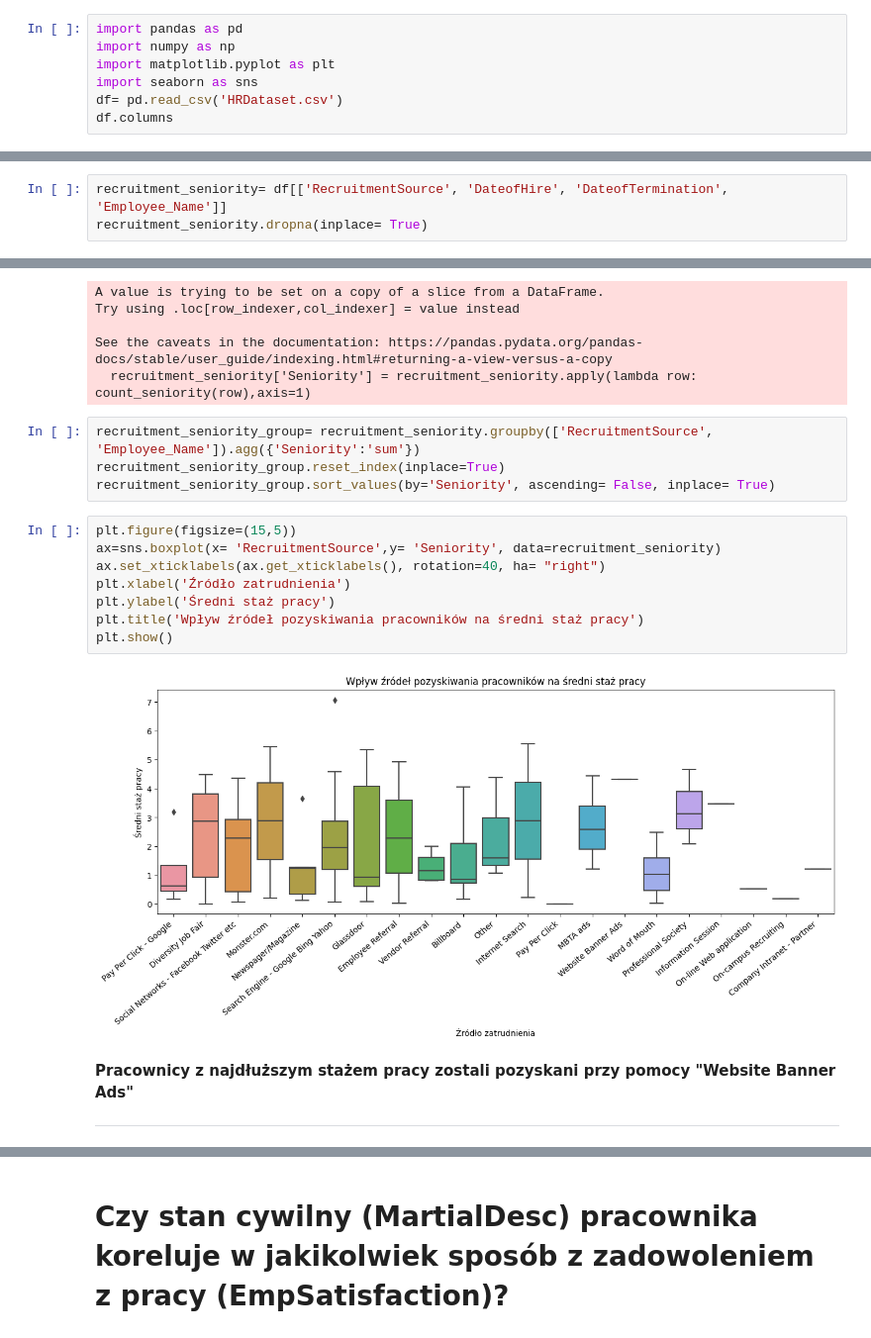
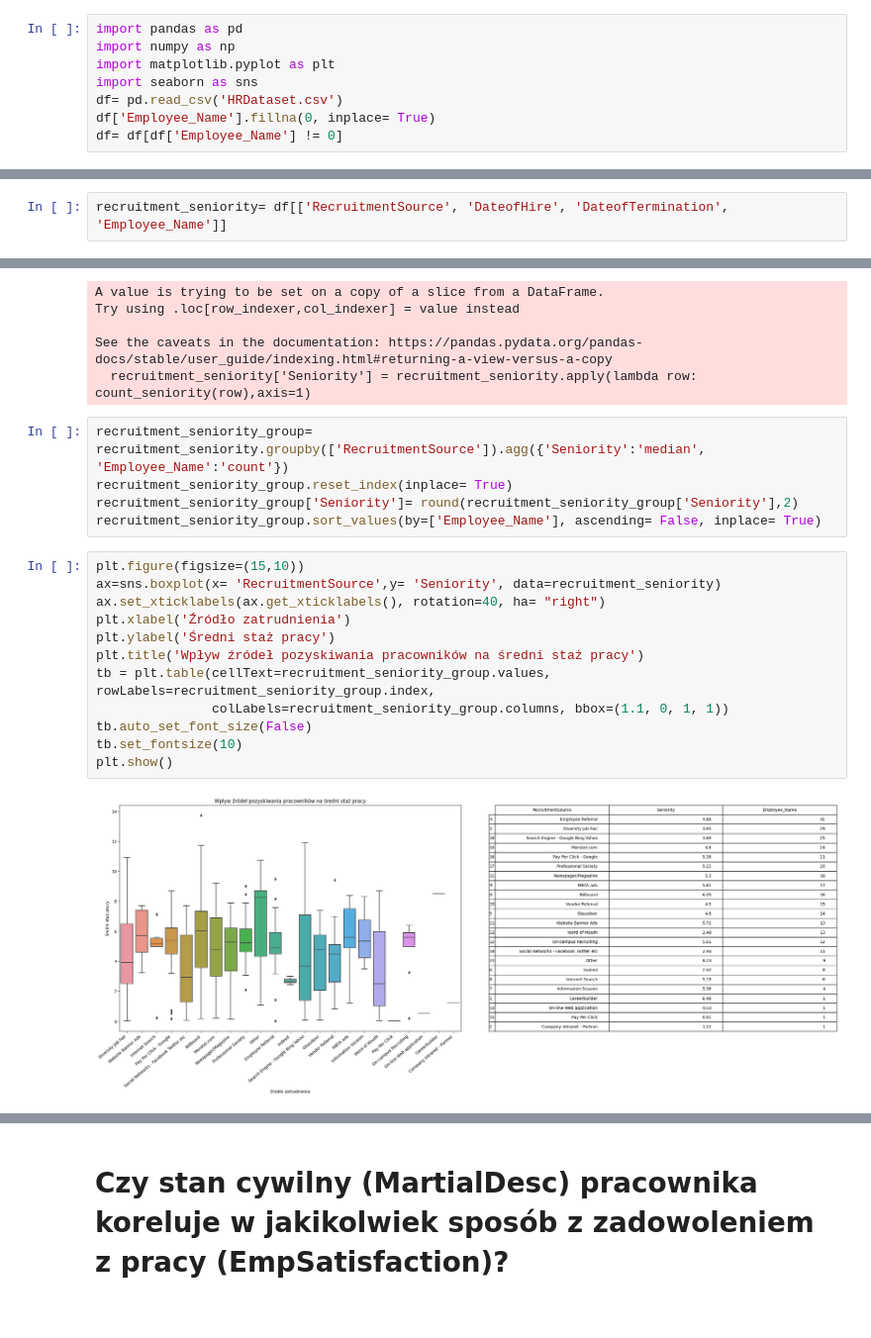
Before and after one commit to MarcinAn/analiza_danych, a Jupyter notebook: analiza_danych.ipynb, the cells around one changed output, grey strips where cells are left out. Shown at 99% size. Drawn from its saved outputs; the diff is of its cells as text.

```diff
--- a/analiza_danych.ipynb
+++ b/analiza_danych.ipynb
@@ -8,4 +8,5 @@ import numpy as np
 import matplotlib.pyplot as plt
 import seaborn as sns
 df= pd.read_csv('HRDataset.csv')
-df.columns
+df['Employee_Name'].fillna(0, inplace= True)
+df= df[df['Employee_Name'] != 0]
@@ -63,4 +54,3 @@ plt.show()
 # **Jakie źródła pozyskania pracownika (Recruitment Source) są najlepsze, jeśli zależy nam na jak najdłuższym stażu pracowników?**
 # %%
 recruitment_seniority= df[['RecruitmentSource', 'DateofHire', 'DateofTermination', 'Employee_Name']]
-recruitment_seniority.dropna(inplace= True)
@@ -100,20 +85,21 @@ Try using .loc[row_indexer,col_indexer] = value instead
 See the caveats in the documentation: https://pandas.pydata.org/pandas-docs/stable/user_guide/indexing.html#returning-a-view-versus-a-copy
   recruitment_seniority['Seniority'] = recruitment_seniority.apply(lambda row: count_seniority(row),axis=1)
 # %%
-recruitment_seniority_group= recruitment_seniority.groupby(['RecruitmentSource', 'Employee_Name']).agg({'Seniority':'sum'})
-recruitment_seniority_group.reset_index(inplace=True)
-recruitment_seniority_group.sort_values(by='Seniority', ascending= False, inplace= True)
+recruitment_seniority_group= recruitment_seniority.groupby(['RecruitmentSource']).agg({'Seniority':'median', 'Employee_Name':'count'})
+recruitment_seniority_group.reset_index(inplace= True)
+recruitment_seniority_group['Seniority']= round(recruitment_seniority_group['Seniority'],2)
+recruitment_seniority_group.sort_values(by=['Employee_Name'], ascending= False, inplace= True)
 # %%
-plt.figure(figsize=(15,5))
+plt.figure(figsize=(15,10))
 ax=sns.boxplot(x= 'RecruitmentSource',y= 'Seniority', data=recruitment_seniority)
 ax.set_xticklabels(ax.get_xticklabels(), rotation=40, ha= "right")
 plt.xlabel('Źródło zatrudnienia')
 plt.ylabel('Średni staż pracy')
 plt.title('Wpływ źródeł pozyskiwania pracowników na średni staż pracy')
+tb = plt.table(cellText=recruitment_seniority_group.values, rowLabels=recruitment_seniority_group.index,
+               colLabels=recruitment_seniority_group.columns, bbox=(1.1, 0, 1, 1))
+tb.auto_set_font_size(False)
+tb.set_fontsize(10)
 plt.show()
 # %% [output]
-[figure, old version]
+[figure, new version]
-# %% [markdown]
-**Pracownicy z najdłuższym stażem pracy zostali pozyskani przy pomocy "Website Banner Ads"**
-
----
```
Also changed, not shown: parts of 13 cells of this notebook.
